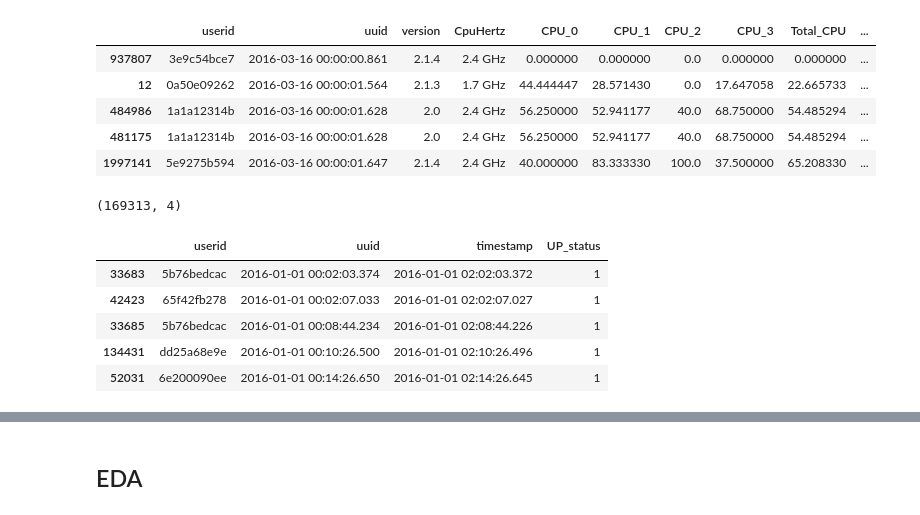
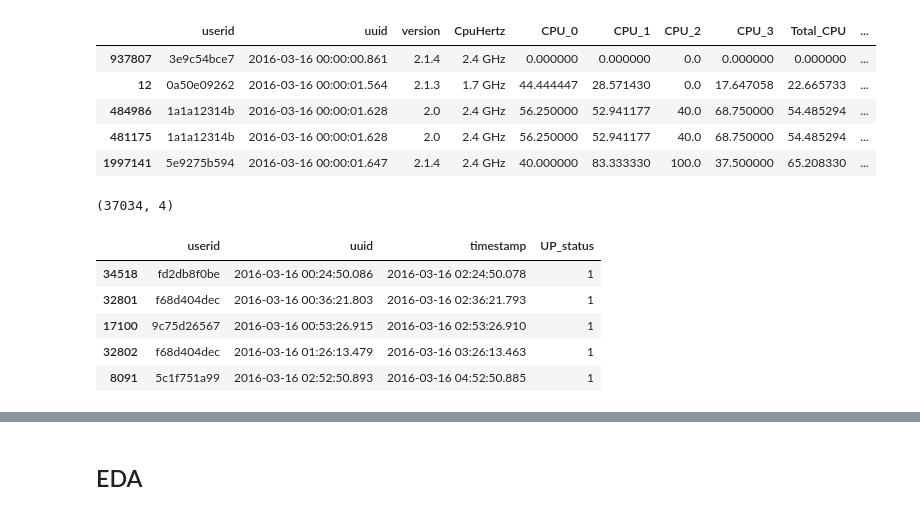
Before and after one commit to kentlingcampbell/project_SherLock, a Jupyter notebook: SherLock.ipynb, the cells around one changed output, grey strips where cells are left out. Drawn from its saved outputs; the diff is of its cells as text; code cells hidden in the pictures.

```diff
--- a/SherLock.ipynb
+++ b/SherLock.ipynb
@@ -332,22 +334,22 @@ T4_tsv.head()
 ##T4.head(3)
 # %%
 # Raw TSV
-filename = './Userpresentprobe.tsv'
+filename = './Filtered_Userpresentprobe.tsv'
 header_list = ['userid', 'uuid', 'timestamp']
 Userpresentprobe_tsv = pd.read_csv(filename, sep='\t', names=header_list, parse_dates=['timestamp'])
 Userpresentprobe_tsv['uuid'] = (pd.to_datetime(Userpresentprobe_tsv['uuid'], unit='ms'))
 Userpresentprobe_tsv = Userpresentprobe_tsv.sort_values(by='uuid')
 Userpresentprobe_tsv['UP_status'] = 1                    # Added column as a marker
 print(Userpresentprobe_tsv.shape)
 Userpresentprobe_tsv.head()
 # %% [output]
-(169313, 4)
+(37034, 4)
 |  | userid | uuid | timestamp | UP_status |
-| 33683 | 5b76bedcac | 2016-01-01 00:02:03.374 | 2016-01-01 02:02:03.372 | 1 |
-| 42423 | 65f42fb278 | 2016-01-01 00:02:07.033 | 2016-01-01 02:02:07.027 | 1 |
-| 33685 | 5b76bedcac | 2016-01-01 00:08:44.234 | 2016-01-01 02:08:44.226 | 1 |
-| 134431 | dd25a68e9e | 2016-01-01 00:10:26.500 | 2016-01-01 02:10:26.496 | 1 |
-| 52031 | 6e200090ee | 2016-01-01 00:14:26.650 | 2016-01-01 02:14:26.645 | 1 |
+| 34518 | fd2db8f0be | 2016-03-16 00:24:50.086 | 2016-03-16 02:24:50.078 | 1 |
+| 32801 | f68d404dec | 2016-03-16 00:36:21.803 | 2016-03-16 02:36:21.793 | 1 |
+| 17100 | 9c75d26567 | 2016-03-16 00:53:26.915 | 2016-03-16 02:53:26.910 | 1 |
+| 32802 | f68d404dec | 2016-03-16 01:26:13.479 | 2016-03-16 03:26:13.463 | 1 |
+| 8091 | 5c1f751a99 | 2016-03-16 02:52:50.893 | 2016-03-16 04:52:50.885 | 1 |
 # %%
 ## Kaggle CSV
 #filename = './archive/UserPresent.csv'
```
Also changed, not shown: parts of 12 cells of this notebook.
